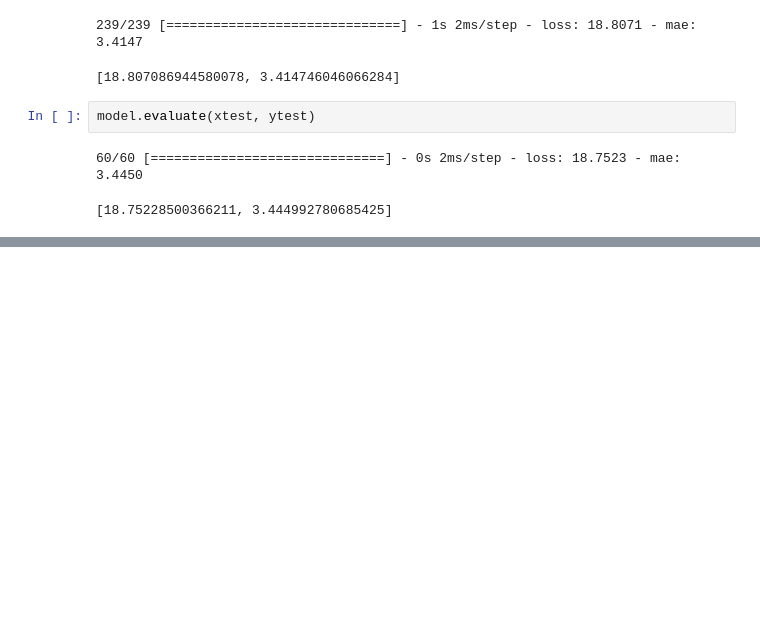
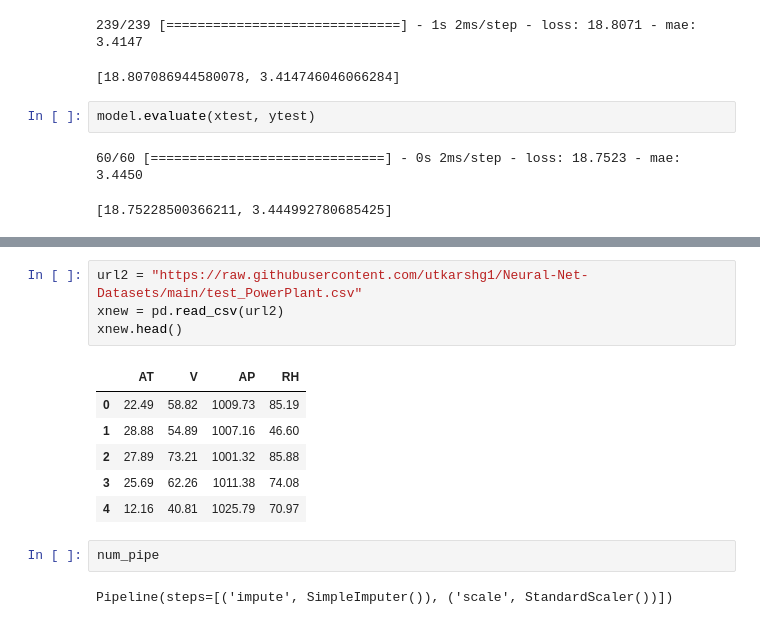
Before and after one commit to RupaliWaghamare/Deep_Learning, a Jupyter notebook: Regression_keras.ipynb, the cells around one changed output, grey strips where cells are left out. Saved outputs shown, nothing was run; the diff lists cells and outputs as text; blank space fills up the shorter version.

```diff
--- a/Regression_keras.ipynb
+++ b/Regression_keras.ipynb
@@ -290,0 +345,15 @@ model.evaluate(xtest, ytest)
+# %%
+url2 = "https://raw.githubusercontent.com/utkarshg1/Neural-Net-Datasets/main/test_PowerPlant.csv"
+xnew = pd.read_csv(url2)
+xnew.head()
+# %% [output]
+|  | AT | V | AP | RH |
+| 0 | 22.49 | 58.82 | 1009.73 | 85.19 |
+| 1 | 28.88 | 54.89 | 1007.16 | 46.60 |
+| 2 | 27.89 | 73.21 | 1001.32 | 85.88 |
+| 3 | 25.69 | 62.26 | 1011.38 | 74.08 |
+| 4 | 12.16 | 40.81 | 1025.79 | 70.97 |
+# %%
+num_pipe
+# %% [output]
+Pipeline(steps=[('impute', SimpleImputer()), ('scale', StandardScaler())])
```
Also changed, not shown: parts of 15 cells of this notebook.
